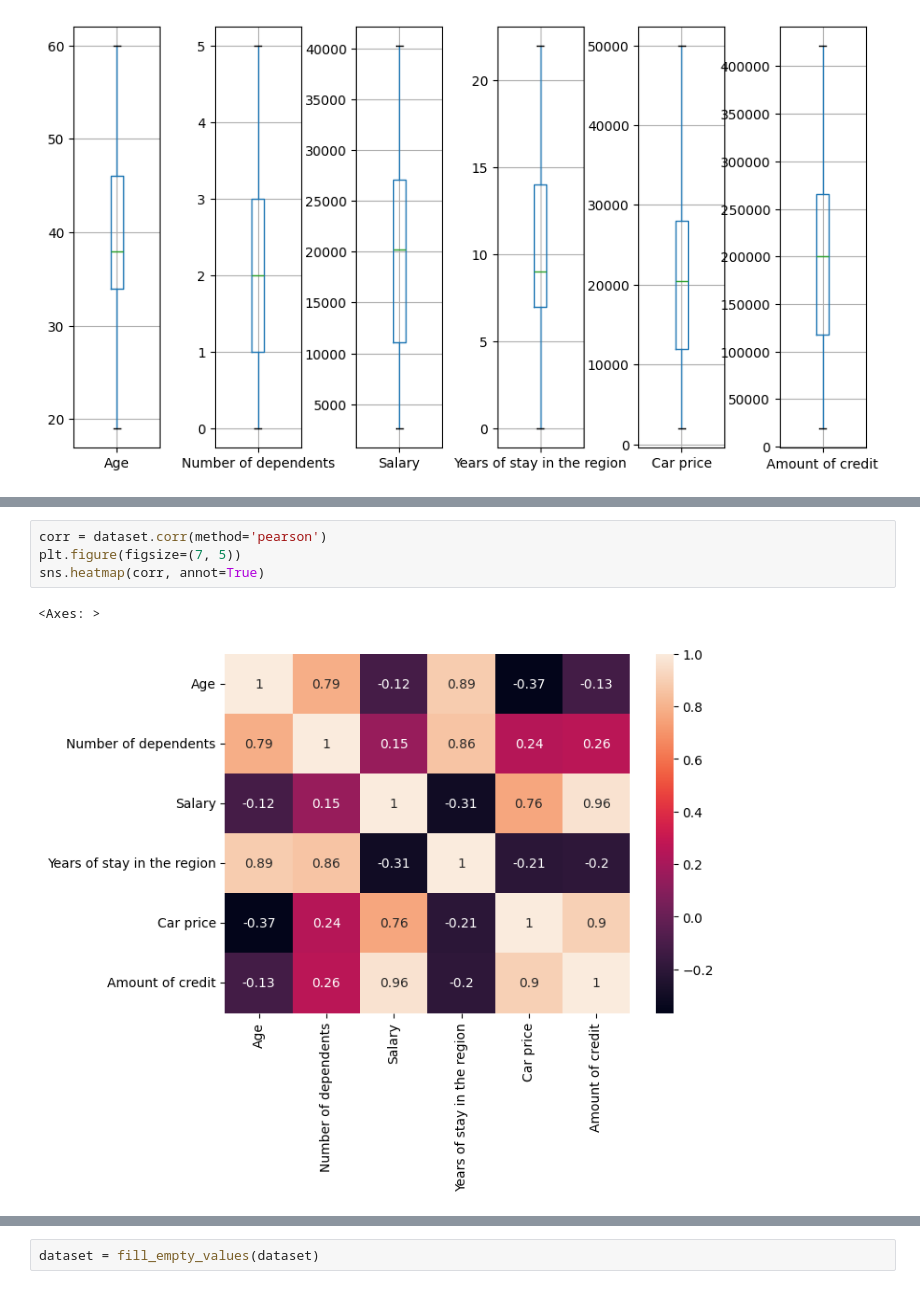
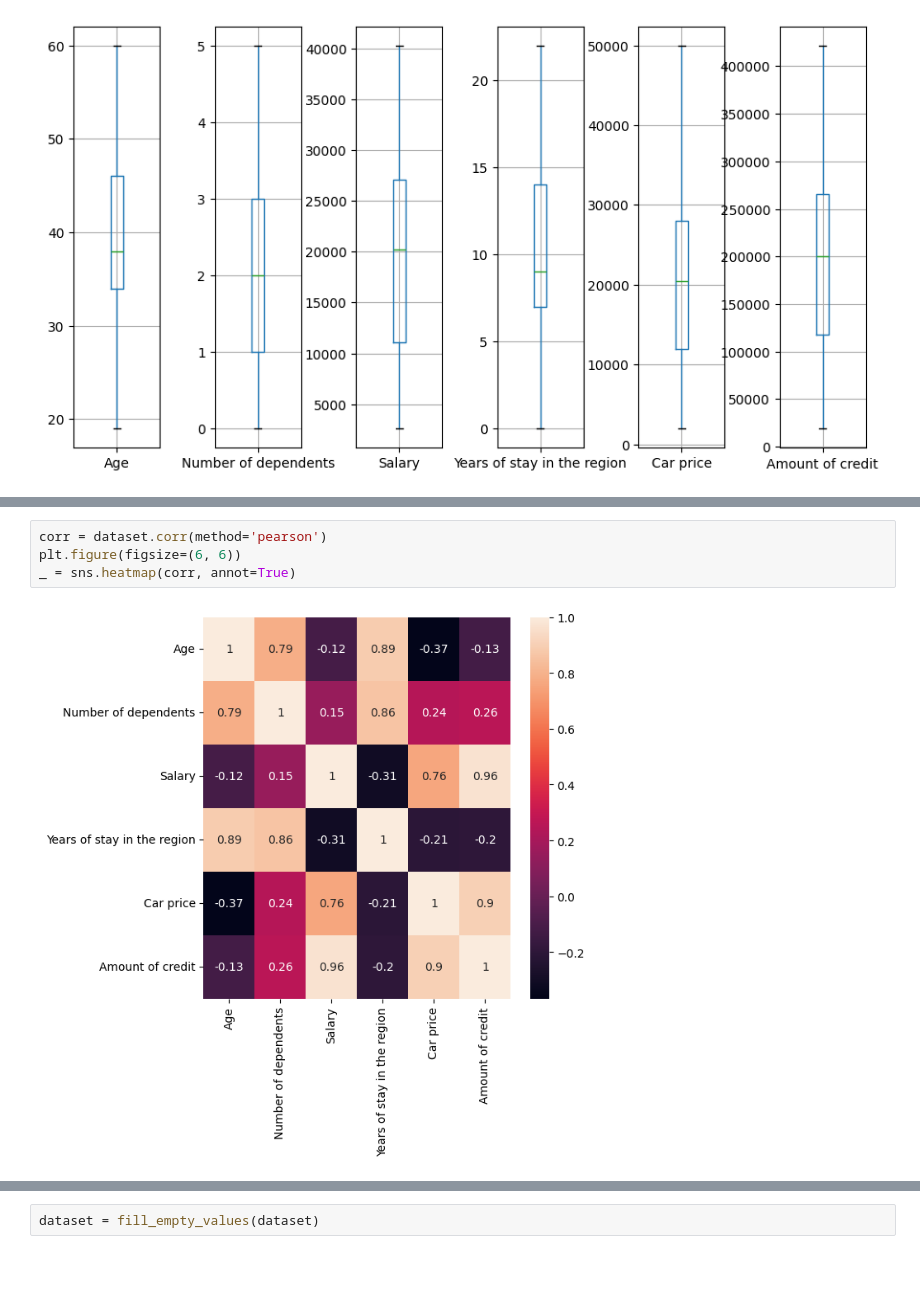
Before and after one commit to Data-Mining-HSE/dimentionality_reduction, a Jupyter notebook: report.ipynb, the cells around one changed output, grey strips where cells are left out. Drawn from its saved outputs; the diff is of its cells as text.

```diff
--- a/report.ipynb
+++ b/report.ipynb
@@ -44,7 +58,6 @@ g.fig.set_figheight(8)
 # %%
 corr = dataset.corr(method='pearson')
-plt.figure(figsize=(7, 5))
-sns.heatmap(corr, annot=True)
+plt.figure(figsize=(6, 6))
+_ = sns.heatmap(corr, annot=True)
 # %% [output]
-<Axes: >
-[figure, old version]
+[figure, new version]
```
Also changed, not shown: parts of 39 cells of this notebook, 6 other files.
